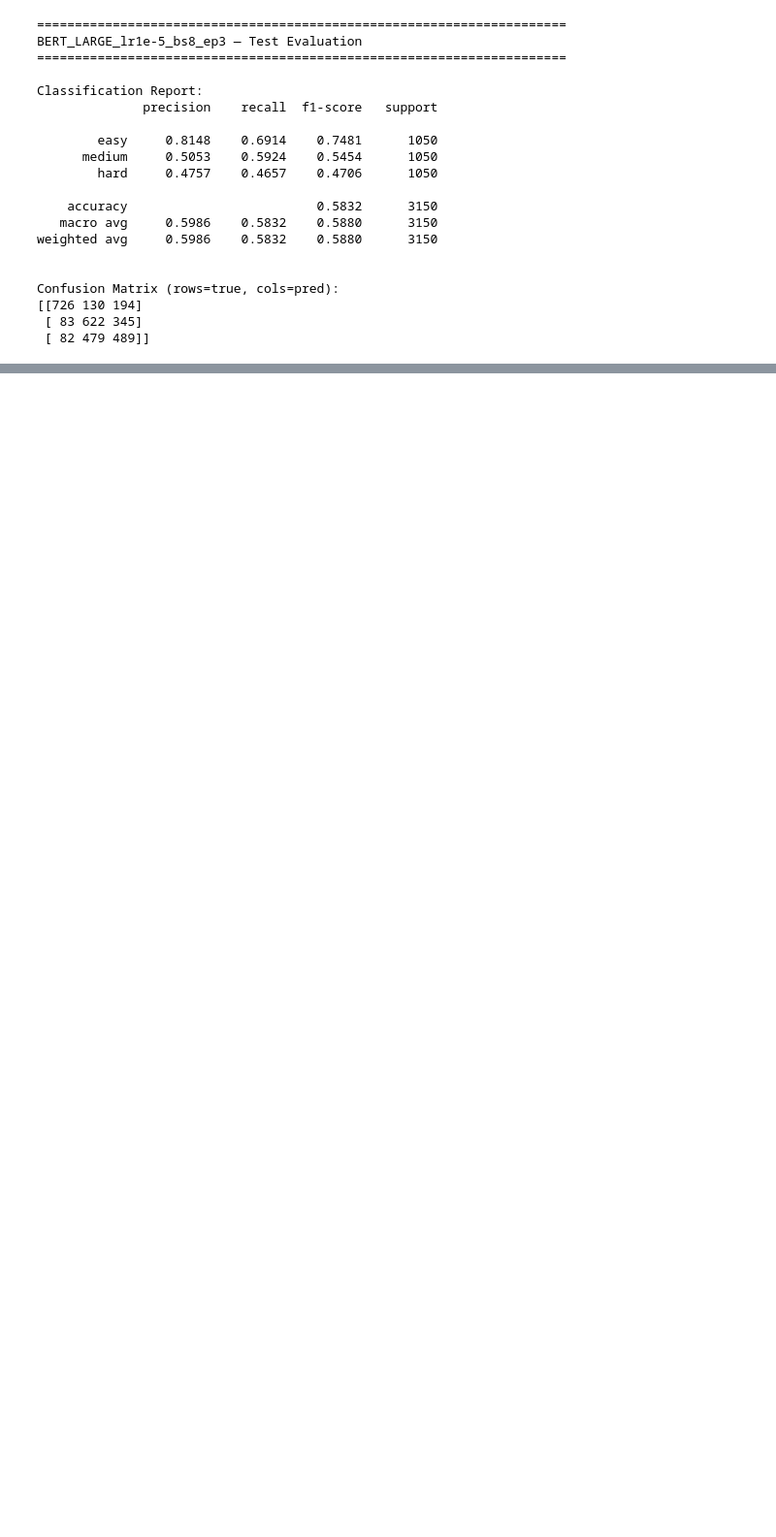
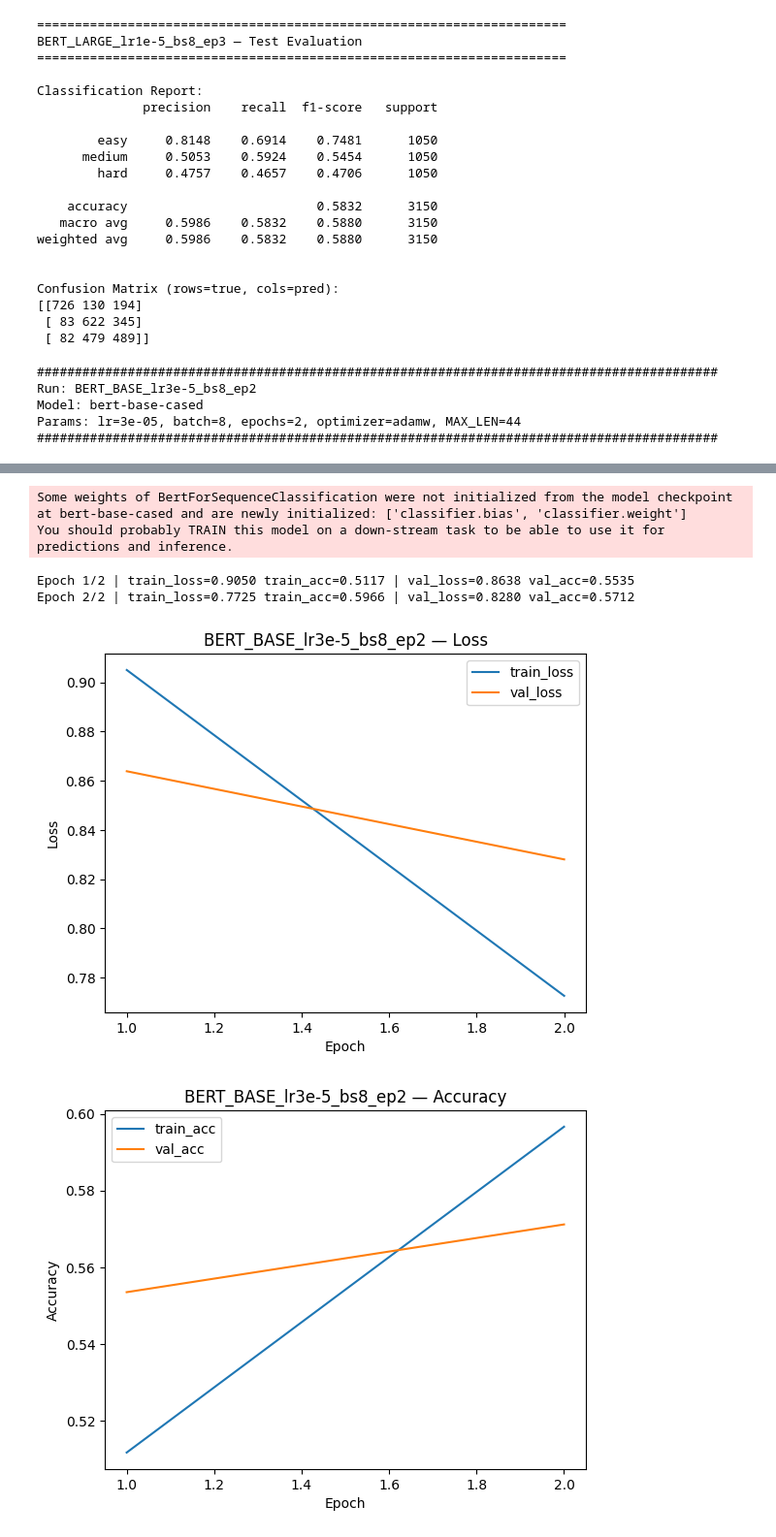
Before and after one commit to eliyahuav/NLP-project, a Jupyter notebook: PART6_Transformers.ipynb, the cells around one changed output, grey strips where cells are left out. Shown at 97% size. Drawn from its saved outputs; the diff is of its cells as text; code cells hidden in the pictures; blank space fills up the shorter version.

```diff
--- a/PART6_Transformers.ipynb
+++ b/PART6_Transformers.ipynb
@@ -996,38 +996,9 @@ result = run_experiment(
     epochs=SINGLE_EXPERIMENT["epochs"],
     optimizer_name=SINGLE_EXPERIMENT["optimizer"]
 )
-
-
-def print_misclassifications(test_dataset, predictions, labels, class_names, num_examples=5):
-    """
-    test_dataset: האובייקט שמכיל את הטקסט המקורי (או ה-input_ids)
-    predictions: רשימת התחזיות של המודל (indices)
-    labels: רשימת התיוגים האמיתיים (indices)
-    class_names: ['easy', 'medium', 'hard']
-    """
-
-    # יצירת DataFrame לניתוח נוח
-    df = pd.DataFrame({
-        'text': test_dataset['text'], # וודא שזה שם העמודה אצלך
-        'true_label': [class_names[l] for l in labels],
-        'pred_label': [class_names[p] for p in predictions]
-    })
-
-    # סינון רק של השגיאות
-    errors = df[df['true_label'] != df['pred_label']]
-
-    print(f"Total Errors: {len(errors)} out of {len(df)}")
-    print("-" * 50)
-
-    # הדפסת דוגמאות לסוגי טעויות ספציפיים (לפי המטריצה שלך)
-    # למשל: טעות נפוצה אצלך - Hard שסווג כ-Medium (554 מקרים!)
-    print(f"Examples of HARD questions classified as MEDIUM:")
-    hard_as_medium = errors[(errors['true_label'] == 'hard') & (errors['pred_label'] == 'medium')]
-
-    for i, row in hard_as_medium.head(num_examples).iterrows():
-        print(f"[{i}] Text: {row['text']}")
-        print(f"    --- Real: {row['true_label']} | Pred: {row['pred_label']}\n")
-
-# קריאה לפונקציה (דוגמה)
-# class_names = ['easy', 'medium', 'hard']
-# print_misclassifications(test_ds, y_pred, y_true, class_names)
+# %% [output]
+##########################################################################################
+Run: BERT_BASE_lr3e-5_bs8_ep2
+Model: bert-base-cased
+Params: lr=3e-05, batch=8, epochs=2, optimizer=adamw, MAX_LEN=44
+##########################################################################################
@@ -1033,0 +1010,6 @@ def print_misclassifications(test_dataset, predictions, labels, class_names, num
+Some weights of BertForSequenceClassification were not initialized from the model checkpoint at bert-base-cased and are newly initialized: ['classifier.bias', 'classifier.weight']
+You should probably TRAIN this model on a down-stream task to be able to use it for predictions and inference.
+Epoch 1/2 | train_loss=0.9050 train_acc=0.5117 | val_loss=0.8638 val_acc=0.5535
+Epoch 2/2 | train_loss=0.7725 train_acc=0.5966 | val_loss=0.8280 val_acc=0.5712
+[figure, added]
+[figure, added]
```
Also changed, not shown: parts of 2 cells of this notebook.
